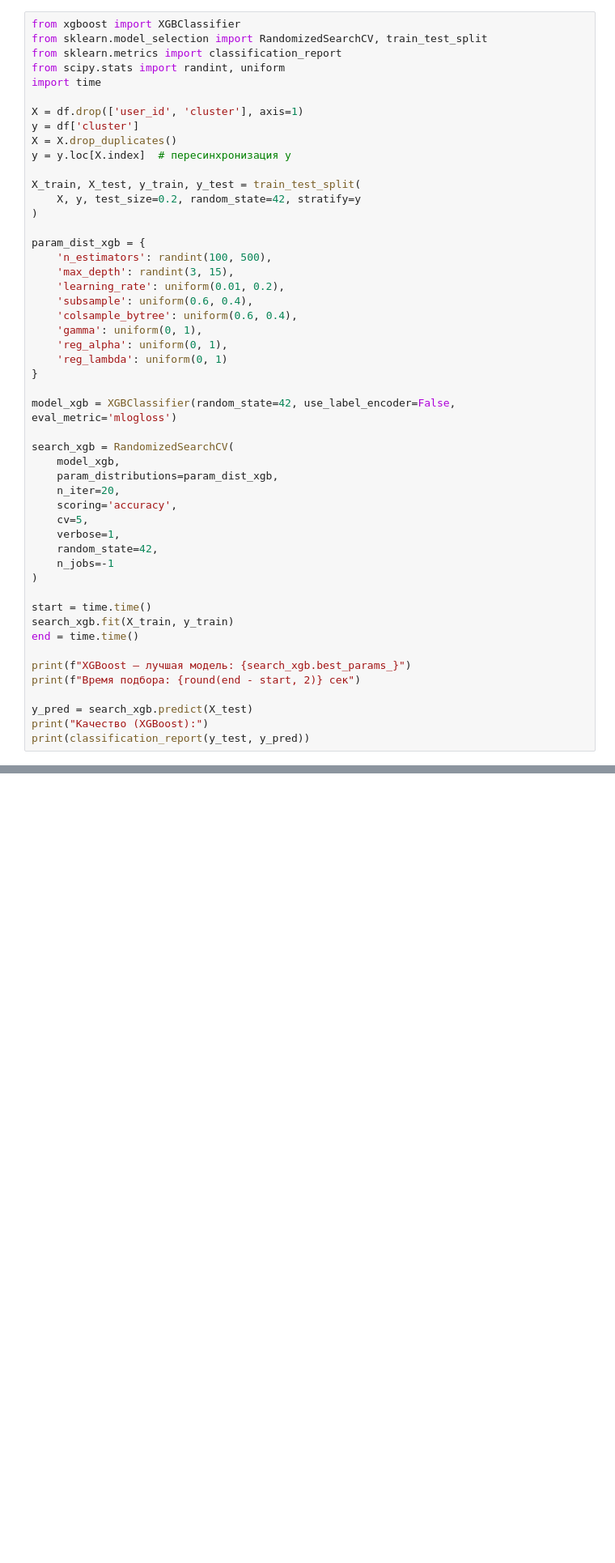
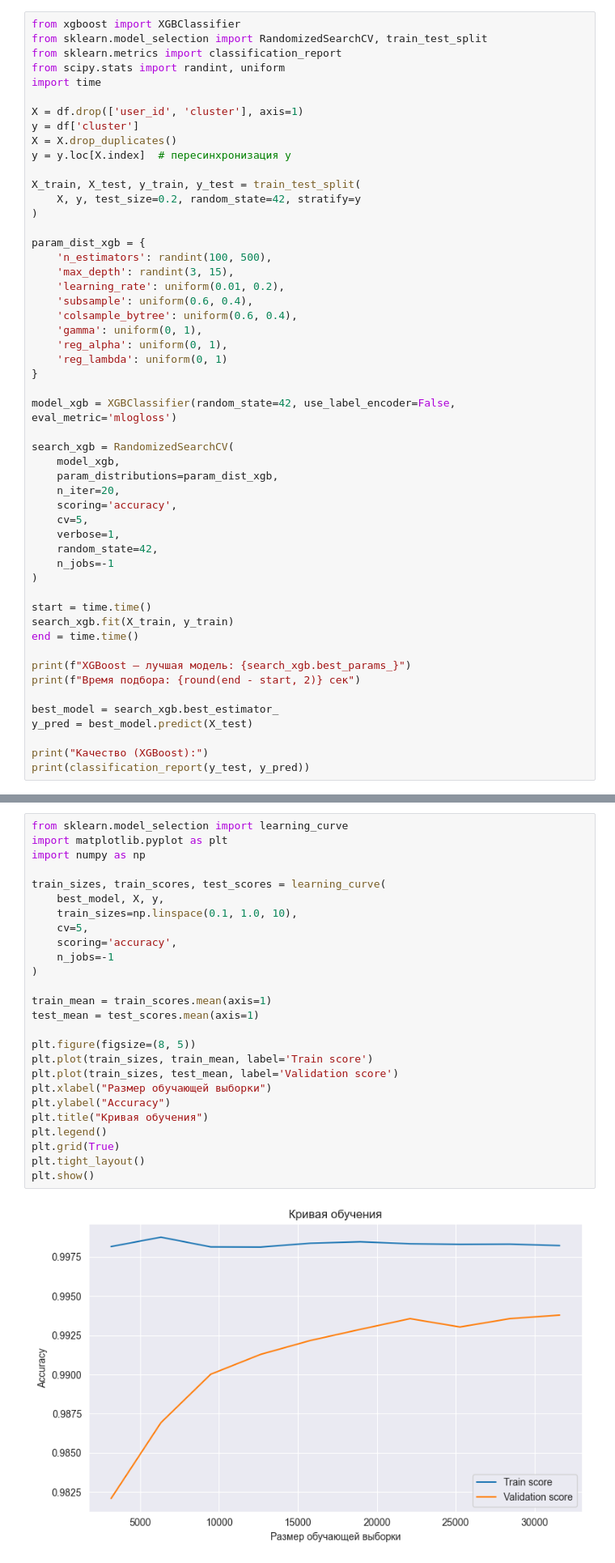
Before and after one commit to hqdem/user-pattern-analysis, a Jupyter notebook: src/classification/gradient_boosting/xgboost.ipynb, the cells around one changed output, grey strips where cells are left out. Shown at 81% size. Drawn from its saved outputs; the diff is of its cells as text; blank space fills up the shorter version.

```diff
--- a/src/classification/gradient_boosting/xgboost.ipynb
+++ b/src/classification/gradient_boosting/xgboost.ipynb
@@ -134,7 +183,9 @@ end = time.time()
 print(f"XGBoost — лучшая модель: {search_xgb.best_params_}")
 print(f"Время подбора: {round(end - start, 2)} сек")
 
-y_pred = search_xgb.predict(X_test)
+best_model = search_xgb.best_estimator_
+y_pred = best_model.predict(X_test)
+
 print("Качество (XGBoost):")
 print(classification_report(y_test, y_pred))
 # %% [output]
@@ -159,0 +221,28 @@ weighted avg       0.99      0.99      0.99      7898
+# %%
+from sklearn.model_selection import learning_curve
+import matplotlib.pyplot as plt
+import numpy as np
+
+train_sizes, train_scores, test_scores = learning_curve(
+    best_model, X, y,
+    train_sizes=np.linspace(0.1, 1.0, 10),
+    cv=5,
+    scoring='accuracy',
+    n_jobs=-1
+)
+
+train_mean = train_scores.mean(axis=1)
+test_mean = test_scores.mean(axis=1)
+
+plt.figure(figsize=(8, 5))
+plt.plot(train_sizes, train_mean, label='Train score')
+plt.plot(train_sizes, test_mean, label='Validation score')
+plt.xlabel("Размер обучающей выборки")
+plt.ylabel("Accuracy")
+plt.title("Кривая обучения")
+plt.legend()
+plt.grid(True)
+plt.tight_layout()
+plt.show()
+# %% [output]
+[figure, added]
```
Also changed, not shown: parts of 11 cells of this notebook, 12 other files.
